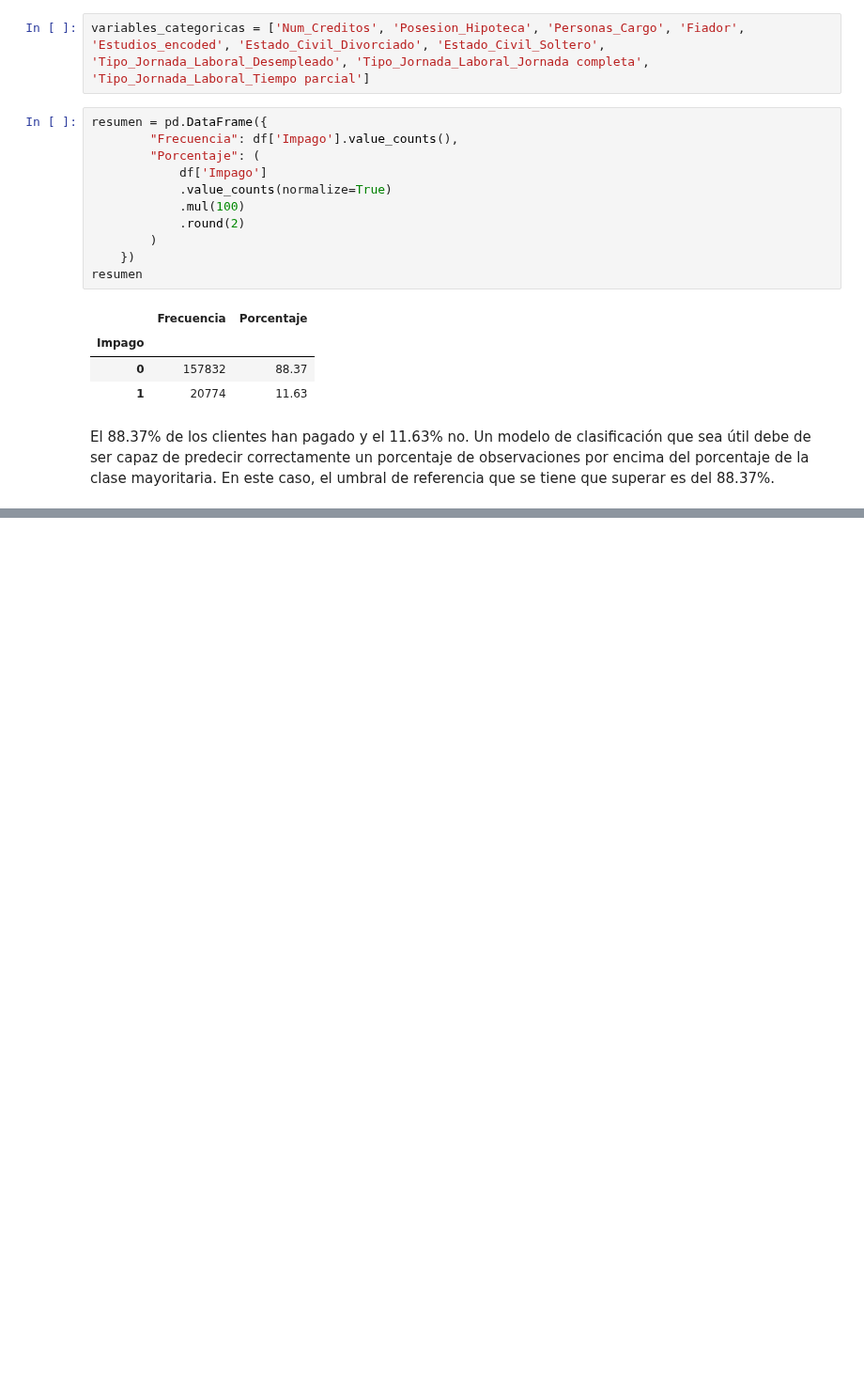
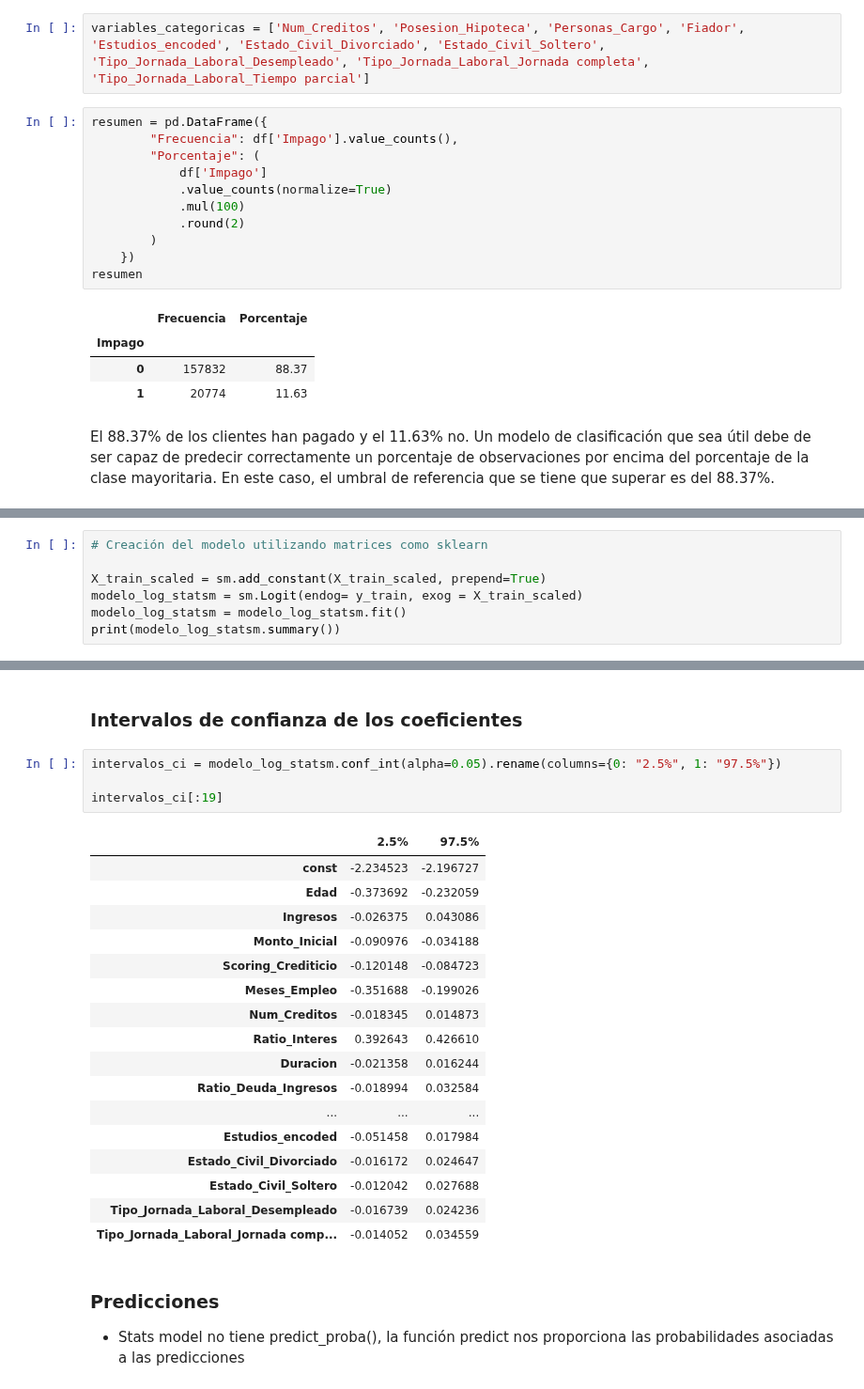
Before and after one commit to izarozubia-max/RETO5, a Jupyter notebook: predicciones_.ipynb, the cells around one changed output, grey strips where cells are left out. Shown at 94% size. Saved outputs shown, nothing was run; the diff lists cells and outputs as text; blank space fills up the shorter version.

Commit message:
Avance de la prediccion

```diff
--- a/predicciones_.ipynb
+++ b/predicciones_.ipynb
@@ -74,0 +205,7 @@ X_train, X_test, y_train, y_test = train_test_split(
+# %%
+# Creación del modelo utilizando matrices como sklearn
+
+X_train_scaled = sm.add_constant(X_train_scaled, prepend=True)
+modelo_log_statsm = sm.Logit(endog= y_train, exog = X_train_scaled)
+modelo_log_statsm = modelo_log_statsm.fit()
+print(modelo_log_statsm.summary())
@@ -74,0 +230,28 @@ X_train, X_test, y_train, y_test = train_test_split(
+# %% [markdown]
+### Intervalos de confianza de los coeficientes
+# %%
+intervalos_ci = modelo_log_statsm.conf_int(alpha=0.05).rename(columns={0: "2.5%", 1: "97.5%"})
+
+intervalos_ci[:19]
+# %% [output]
+|  | 2.5% | 97.5% |
+| const | -2.234523 | -2.196727 |
+| Edad | -0.373692 | -0.232059 |
+| Ingresos | -0.026375 | 0.043086 |
+| Monto_Inicial | -0.090976 | -0.034188 |
+| Scoring_Crediticio | -0.120148 | -0.084723 |
+| Meses_Empleo | -0.351688 | -0.199026 |
+| Num_Creditos | -0.018345 | 0.014873 |
+| Ratio_Interes | 0.392643 | 0.426610 |
+| Duracion | -0.021358 | 0.016244 |
+| Ratio_Deuda_Ingresos | -0.018994 | 0.032584 |
+| ... | ... | ... |
+| Estudios_encoded | -0.051458 | 0.017984 |
+| Estado_Civil_Divorciado | -0.016172 | 0.024647 |
+| Estado_Civil_Soltero | -0.012042 | 0.027688 |
+| Tipo_Jornada_Laboral_Desempleado | -0.016739 | 0.024236 |
+| Tipo_Jornada_Laboral_Jornada comp... | -0.014052 | 0.034559 |
+# %% [markdown]
+### Predicciones
+
+- Stats model no tiene predict_proba(), la función predict nos proporciona las probabilidades asociadas a las predicciones
```
Also changed, not shown: parts of 19 cells of this notebook.
